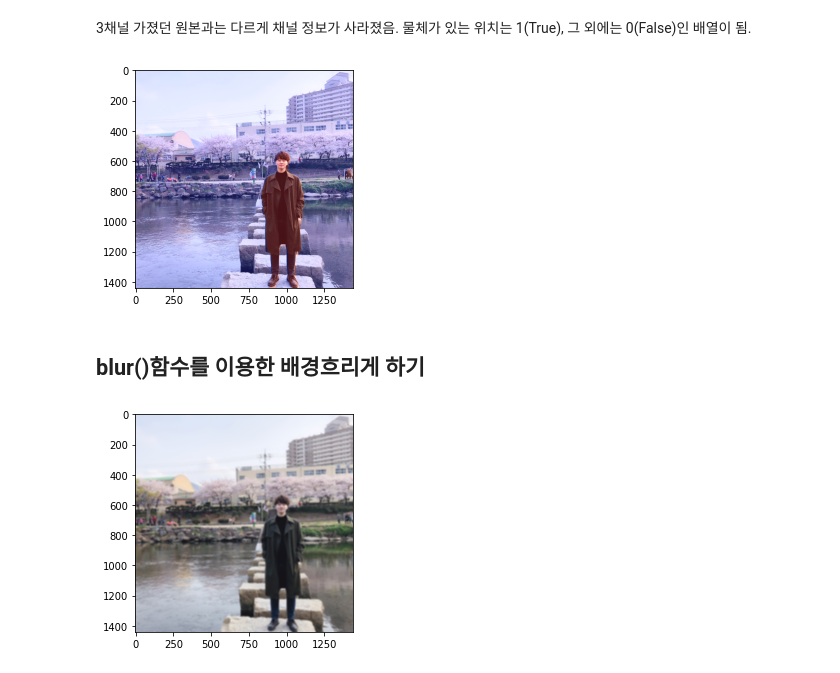
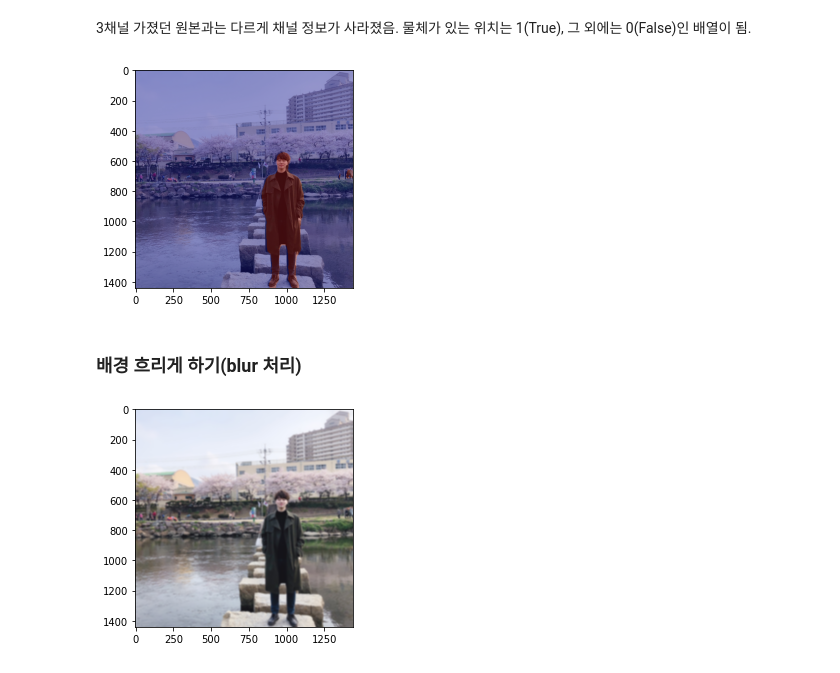
Before and after one commit to WONJINOH/-AIFFEL-Deep-Learning-projects, a Jupyter notebook: [E-07] shallow focus 인물사진 만들기.ipynb, the cells around one changed output. Saved outputs shown, nothing was run; the diff lists cells and outputs as text; code cells hidden in the pictures.

```diff
--- a/[E-07] shallow focus 인물사진 만들기.ipynb
+++ b/[E-07] shallow focus 인물사진 만들기.ipynb
@@ -198,23 +189,23 @@ plt.show()
 3채널 가졌던 원본과는 다르게 채널 정보가 사라졌음.
 물체가 있는 위치는 1(True), 그 외에는 0(False)인 배열이 됨.
 # %%
-# 원본 이미지와 비교하여 세그멘티이션이 잘되었는지 확인
+# 원래 이미지와 겹쳐서 확인하기
 img_show = img_orig.copy()
 
-# True과 False인 값을 각각 255과 0으로 바꿔줍니다
+# True과 False인 값을 각각 255과 0으로 바꿔준다.
 img_mask = seg_map.astype(np.uint8) * 255
 
-# 255와 0을 적당한 색상으로 바꿔봄
+# 255와 0을 적당한 색상으로 바꿔준다.
 color_mask = cv2.applyColorMap(img_mask, cv2.COLORMAP_JET)
 
-# 원본 이미지와 마스트를 적당히 합쳐봄
-# 0.6과 0.4는 두 이미지를 섞는 비율임.
-img_show = cv2.addWeighted(img_show, 1.0, color_mask, 0.4, 0.0)
+# 원본 이미지와 마스트를 적당히 합쳐준다.
+# 0.6과 0.4는 두 이미지를 섞는 비율
+img_show = cv2.addWeighted(img_show, 0.6, color_mask, 0.4, 0.0)
 
 plt.imshow(cv2.cvtColor(img_show, cv2.COLOR_BGR2RGB))
 plt.show()
 # %% [output]
-[figure, old version]
+[figure, new version]
-# %% [markdown]
-## blur()함수를 이용한 배경흐리게 하기
+# %% [markdown]
+### 배경 흐리게 하기(blur 처리)
 # %%
```
Also changed, not shown: parts of 101 cells of this notebook, 4 other files.
